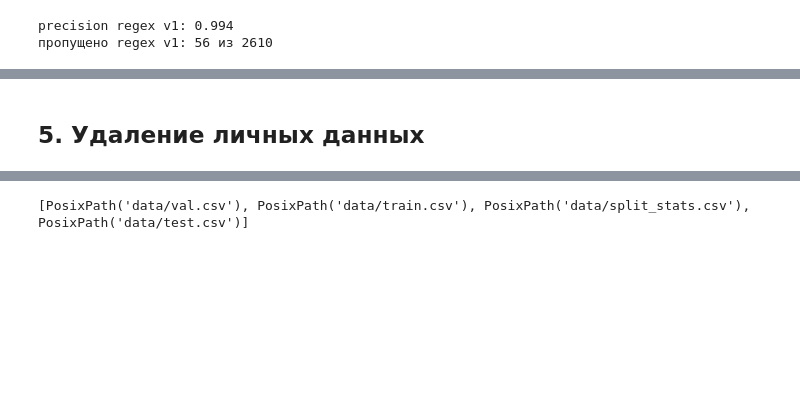
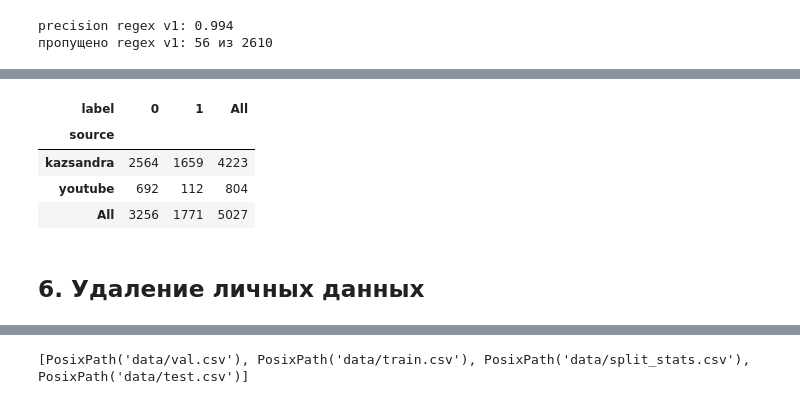
Before and after one commit to Ryuuukin/kazakh-profanity, a Jupyter notebook: build_dataset.ipynb, the cells around one changed output, grey strips where cells are left out. Drawn from its saved outputs; the diff is of its cells as text; code cells hidden in the pictures; blank space fills up the shorter version.

```diff
--- a/build_dataset.ipynb
+++ b/build_dataset.ipynb
@@ -160,5 +211,15 @@ precision regex v1: 0.994
+# %%
+# объединяем источники
+pool = pd.concat([pool, yt_pool], ignore_index=True)
+pd.crosstab(pool.source, pool.label, margins=True)
+# %% [output]
+| label | 0 | 1 | All |
+| source |  |  |  |
+| kazsandra | 2564 | 1659 | 4223 |
+| youtube | 692 | 112 | 804 |
+| All | 3256 | 1771 | 5027 |
 # %% [markdown]
-## 5. Удаление личных данных
+## 6. Удаление личных данных
 # %%
 UP, LO = "А-ЯЁӘҒҚҢӨҰҮҺІ", "а-яёәғқңөұүһі"
 SURNAME = rf"[{UP}][{LO}]+(?:ов|ова|ев|ева|ёв|ёва|ұлы|улы|қызы|кызы|енко)"
```
Also changed, not shown: parts of 16 cells of this notebook, 6 other files.
